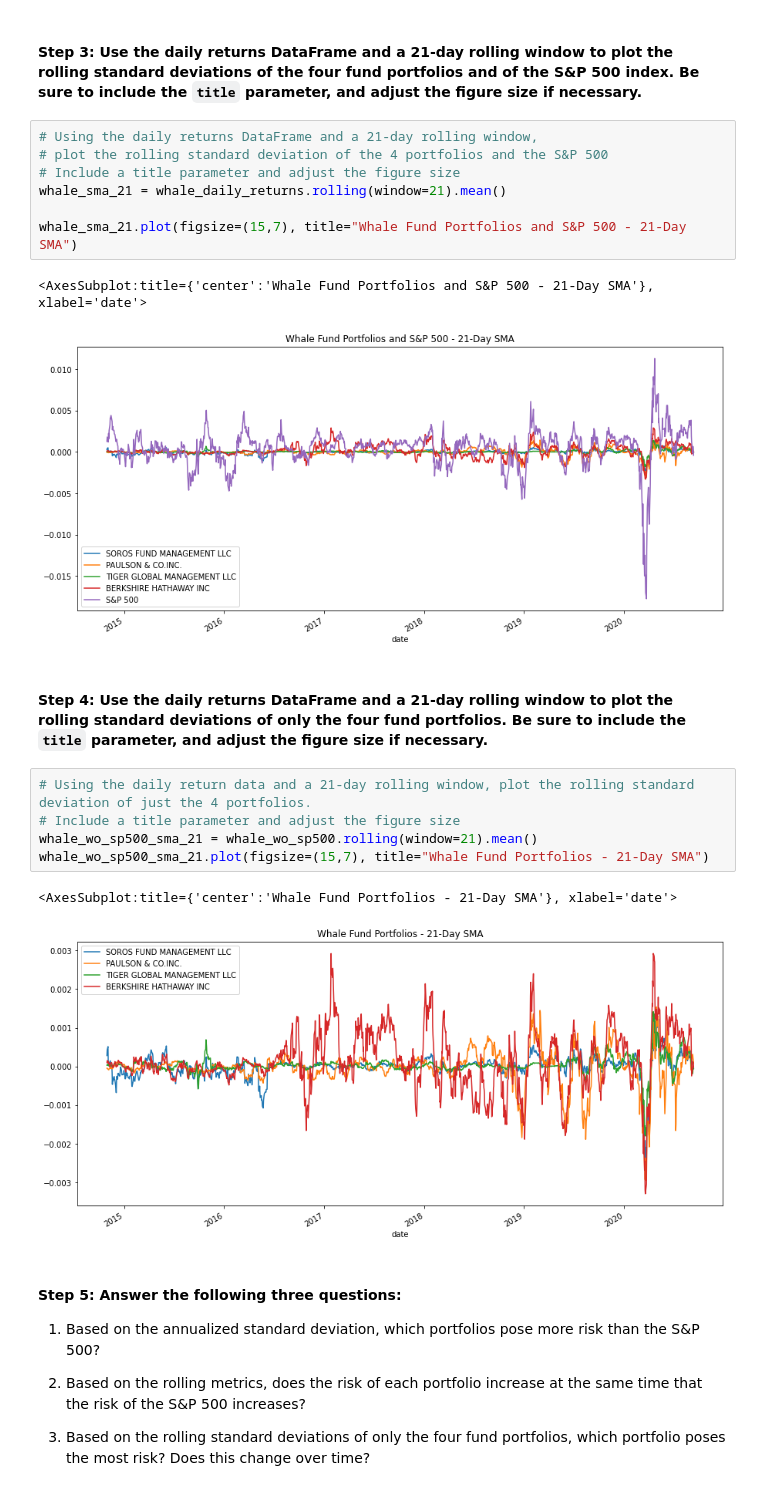
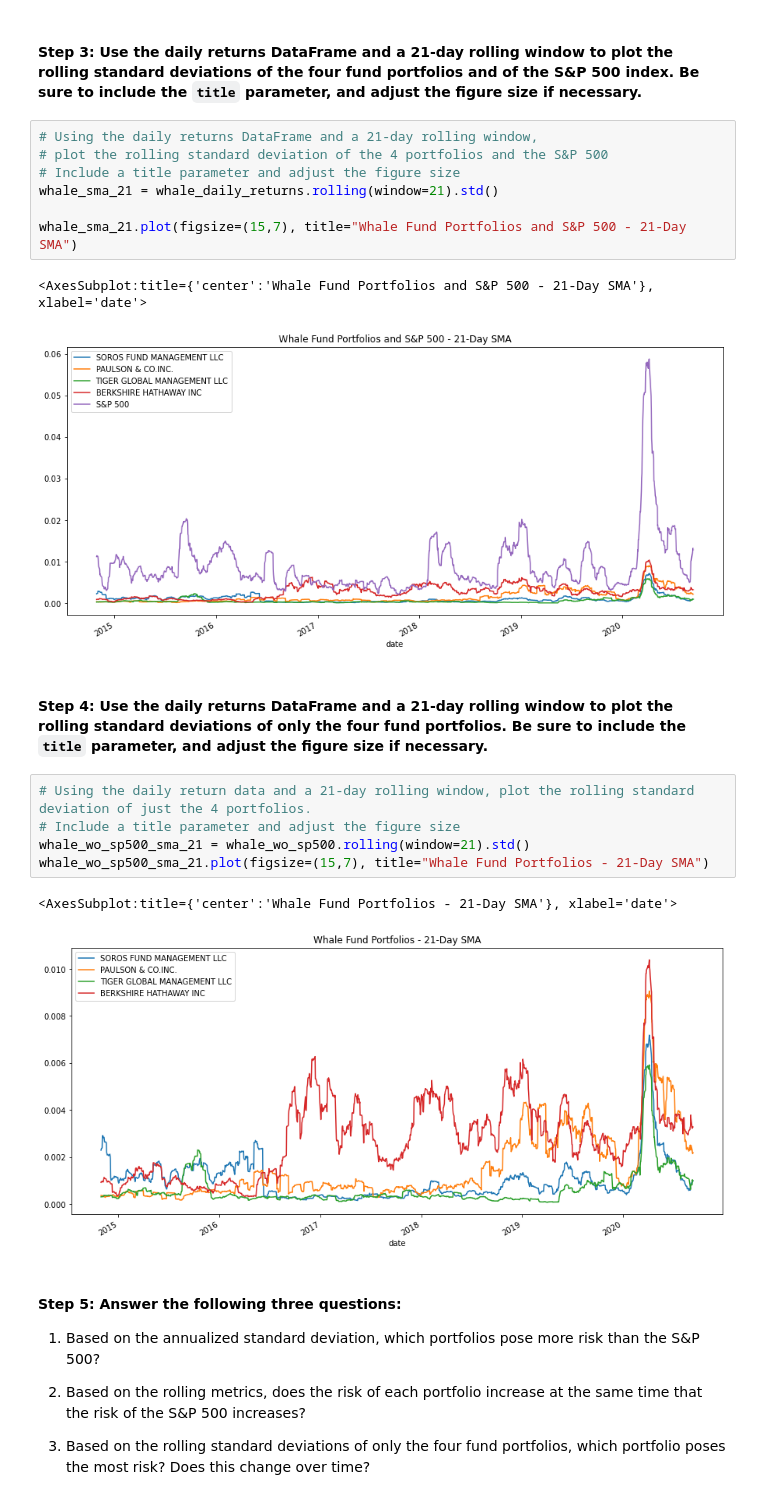
Before and after one commit to Knyazhna/Analyzing_Portfolio_Risk_and_Return, a Jupyter notebook: Starter_Code_3/risk_return_analysis.ipynb, the cells around one changed output. Saved outputs shown, nothing was run; the diff lists cells and outputs as text.

```diff
--- a/Starter_Code_3/risk_return_analysis.ipynb
+++ b/Starter_Code_3/risk_return_analysis.ipynb
@@ -264,22 +264,22 @@ dtype: float64
 # Using the daily returns DataFrame and a 21-day rolling window,
 # plot the rolling standard deviation of the 4 portfolios and the S&P 500
 # Include a title parameter and adjust the figure size
-whale_sma_21 = whale_daily_returns.rolling(window=21).mean()
+whale_sma_21 = whale_daily_returns.rolling(window=21).std()
 
 whale_sma_21.plot(figsize=(15,7), title="Whale Fund Portfolios and S&P 500 - 21-Day SMA")
 # %% [output]
 <AxesSubplot:title={'center':'Whale Fund Portfolios and S&P 500 - 21-Day SMA'}, xlabel='date'>
-[figure, old version]
+[figure, new version]
 # %% [markdown]
 #### Step 4: Use the daily returns DataFrame and a 21-day rolling window to plot the rolling standard deviations of only the four fund portfolios. Be sure to include the `title` parameter, and adjust the figure size if necessary.
 # %%
 # Using the daily return data and a 21-day rolling window, plot the rolling standard deviation of just the 4 portfolios.
 # Include a title parameter and adjust the figure size
-whale_wo_sp500_sma_21 = whale_wo_sp500.rolling(window=21).mean()
+whale_wo_sp500_sma_21 = whale_wo_sp500.rolling(window=21).std()
 whale_wo_sp500_sma_21.plot(figsize=(15,7), title="Whale Fund Portfolios - 21-Day SMA")
 # %% [output]
 <AxesSubplot:title={'center':'Whale Fund Portfolios - 21-Day SMA'}, xlabel='date'>
-[figure, old version]
+[figure, new version]
 # %% [markdown]
 #### Step 5: Answer the following three questions:
 
```
Also changed, not shown: parts of 7 cells of this notebook, 3 other files.
